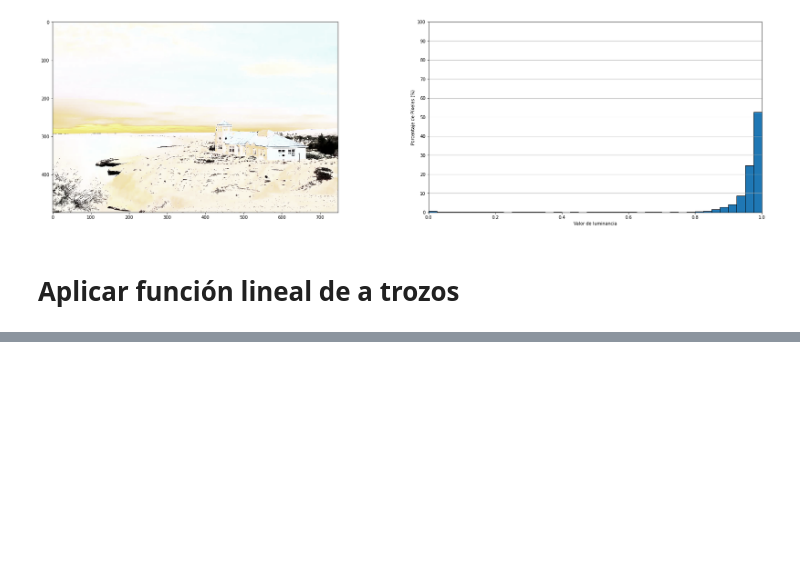
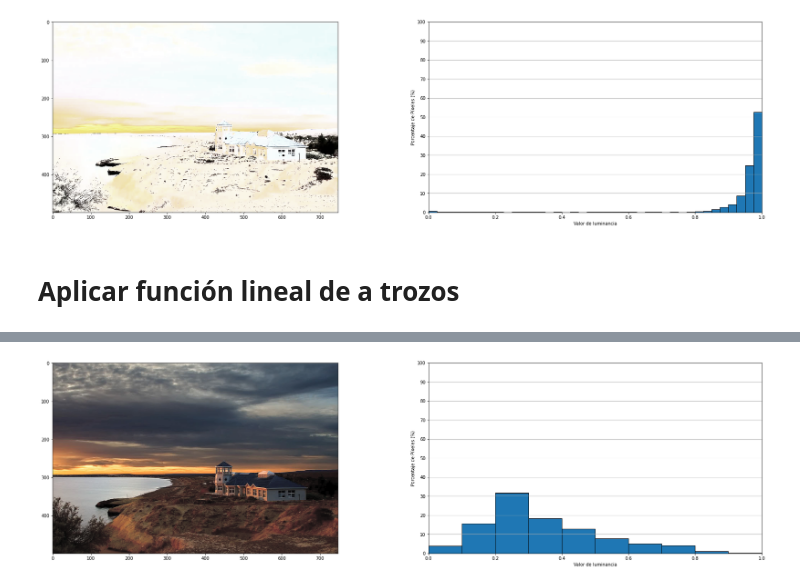
Before and after one commit to PaPablo/curso-imagenes-lci, a Jupyter notebook: clase-02/tp2/histogramas.ipynb, the cells around one changed output, grey strips where cells are left out. Saved outputs shown, nothing was run; the diff lists cells and outputs as text; code cells hidden in the pictures; blank space fills up the shorter version.

```diff
--- a/clase-02/tp2/histogramas.ipynb
+++ b/clase-02/tp2/histogramas.ipynb
@@ -218,0 +222,5 @@ generate_luminance_histogram(ecocentro_bright_by_parts, n_intervals=[40])
+# %%
+eco_root_square = apply_y_function_transformation(image=eco_square, function=apply_sqrt)
+generate_luminance_histogram(image=eco_root_square)
+# %% [output]
+[figure, added]
```
Also changed, not shown: parts of 4 cells of this notebook.
